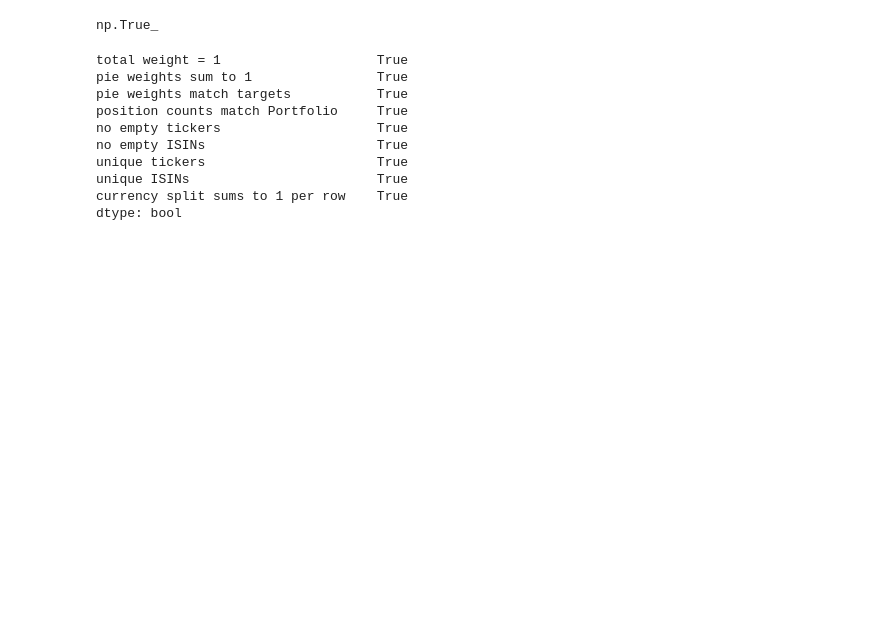
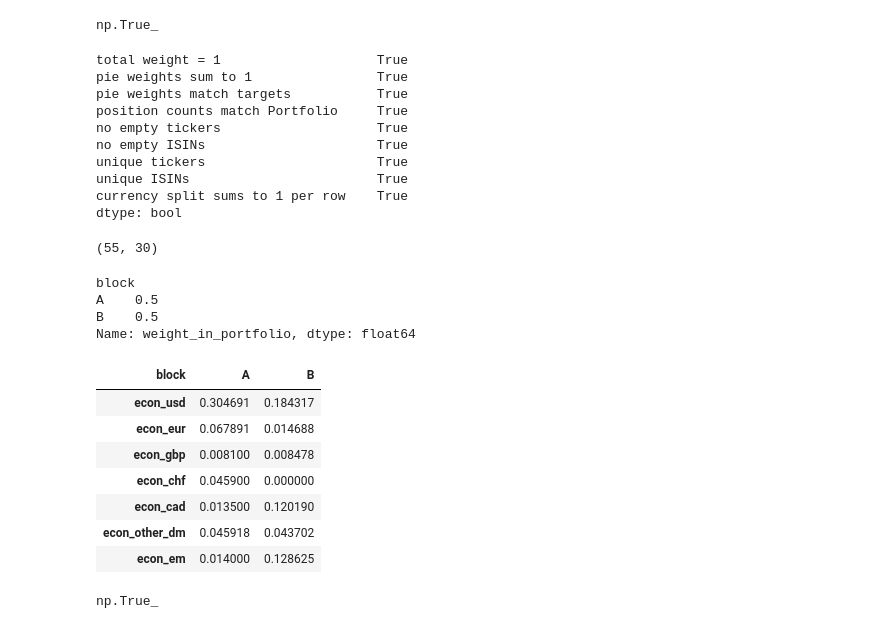
Before and after one commit to caswvandersteen/Investment-Portfolio-Analysis, a Jupyter notebook: notebooks/01_load_holdings.ipynb, the cells around one changed output. Cells and saved outputs as stored; diff of their text form; code cells hidden in the pictures; blank space fills up the shorter version.

```diff
--- a/notebooks/01_load_holdings.ipynb
+++ b/notebooks/01_load_holdings.ipynb
@@ -439,3 +439,56 @@ currency split sums to 1 per row    True
 dtype: bool
 # %%
 assert validation.all(), validation[~validation]
+# %%
+all_holdings = all_holdings.merge(
+    targets[["pie", "block"]],
+    on="pie",
+    how="left",
+    validate="many_to_one",
+)
+all_holdings.shape
+# %% [output]
+(55, 30)
+# %%
+all_holdings.groupby("block")["weight_in_portfolio"].sum()
+# %% [output]
+block
+A    0.5
+B    0.5
+Name: weight_in_portfolio, dtype: float64
+# %%
+weighted_fx = all_holdings[ECON_COLUMNS].mul(all_holdings["weight_in_portfolio"], axis=0)
+weighted_fx["block"] = all_holdings["block"]
+
+fx_by_block = weighted_fx.groupby("block").sum().T
+fx_by_block
+# %% [output]
+| block | A | B |
+| econ_usd | 0.304691 | 0.184317 |
+| econ_eur | 0.067891 | 0.014688 |
+| econ_gbp | 0.008100 | 0.008478 |
+| econ_chf | 0.045900 | 0.000000 |
+| econ_cad | 0.013500 | 0.120190 |
+| econ_other_dm | 0.045918 | 0.043702 |
+| econ_em | 0.014000 | 0.128625 |
+# %%
+EXCEL_FX_NAMES = {
+    "USD": "econ_usd",
+    "EUR": "econ_eur",
+    "GBP": "econ_gbp",
+    "CHF": "econ_chf",
+    "CAD": "econ_cad",
+    "Overig ontwikkeld": "econ_other_dm",
+    "Opkomend": "econ_em",
+}
+
+excel_fx = read_table(DATA_PATH, "Blootstellingsmatrix", "Valuta")
+excel_fx = excel_fx[excel_fx["Valuta"].isin(EXCEL_FX_NAMES.keys())]
+excel_fx = excel_fx.set_index("Valuta").rename(index=EXCEL_FX_NAMES)[["Blok A", "Blok B"]]
+excel_fx.columns = ["A", "B"]
+excel_fx = excel_fx.apply(pd.to_numeric)
+
+fx_diff = (fx_by_block - excel_fx).abs()
+(fx_diff < TOLERANCE).all().all()
+# %% [output]
+np.True_
```
Also changed, not shown: parts of 6 cells of this notebook, 1 other file.
